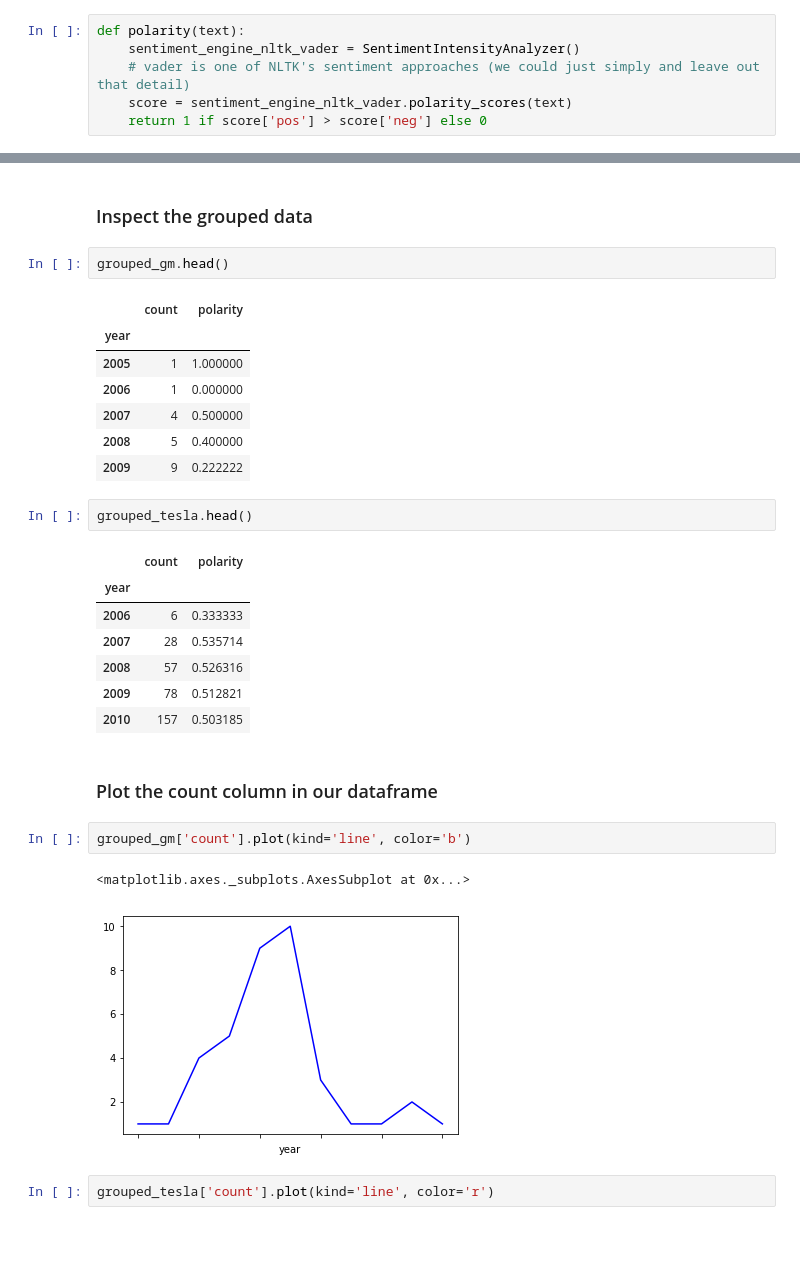
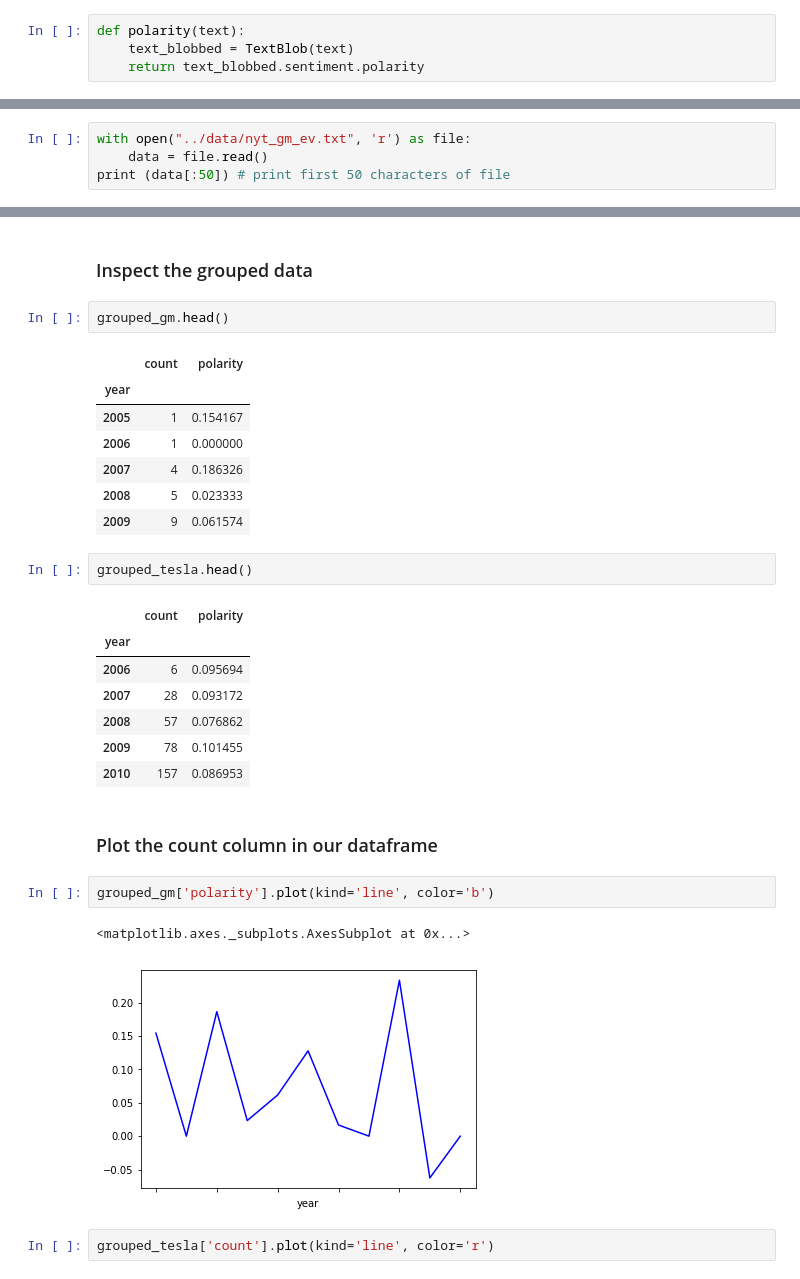
Before and after one commit to jtkiley/curation_workshop, a Jupyter notebook: scripts/NYT_API_Example_GM_Tesla.ipynb, the cells around one changed output, grey strips where cells are left out. Drawn from its saved outputs; the diff is of its cells as text; blank space fills up the shorter version.

```diff
--- a/scripts/NYT_API_Example_GM_Tesla.ipynb
+++ b/scripts/NYT_API_Example_GM_Tesla.ipynb
@@ -118,12 +108,10 @@ def gen_df(data):
             # add those docs to the dataframe
             all_docs = pandas.concat([all_docs, df_temp], ignore_index=True)
     return(all_docs)
-# %%
-def polarity(text):
-    sentiment_engine_nltk_vader = SentimentIntensityAnalyzer()
-    # vader is one of NLTK's sentiment approaches (we could just simply and leave out that detail)
-    score = sentiment_engine_nltk_vader.polarity_scores(text)
-    return 1 if score['pos'] > score['neg'] else 0
+# %%
+def polarity(text):
+    text_blobbed = TextBlob(text)
+    return text_blobbed.sentiment.polarity
 # %%
 def clean_data(df):
     df['year'] = df['pub_date'].str[:4]
@@ -174,0 +165,4 @@ collecting page 73
+# %%
+with open("../data/nyt_gm_ev.txt", 'r') as file:
+    data = file.read()
+print (data[:50]) # print first 50 characters of file
@@ -197,28 +221,28 @@ grouped_gm.head()
 # %% [output]
 |  | count | polarity |
 | year |  |  |
-| 2005 | 1 | 1.000000 |
+| 2005 | 1 | 0.154167 |
 | 2006 | 1 | 0.000000 |
-| 2007 | 4 | 0.500000 |
-| 2008 | 5 | 0.400000 |
-| 2009 | 9 | 0.222222 |
+| 2007 | 4 | 0.186326 |
+| 2008 | 5 | 0.023333 |
+| 2009 | 9 | 0.061574 |
 # %%
 grouped_tesla.head()
 # %% [output]
 |  | count | polarity |
 | year |  |  |
-| 2006 | 6 | 0.333333 |
-| 2007 | 28 | 0.535714 |
-| 2008 | 57 | 0.526316 |
-| 2009 | 78 | 0.512821 |
-| 2010 | 157 | 0.503185 |
+| 2006 | 6 | 0.095694 |
+| 2007 | 28 | 0.093172 |
+| 2008 | 57 | 0.076862 |
+| 2009 | 78 | 0.101455 |
+| 2010 | 157 | 0.086953 |
 # %% [markdown]
 ### Plot the count column in our dataframe
 # %%
-grouped_gm['count'].plot(kind='line', color='b')
+grouped_gm['polarity'].plot(kind='line', color='b')
 # %% [output]
 <matplotlib.axes._subplots.AxesSubplot at 0x...>
-[figure, old version]
+[figure, new version]
 # %%
 grouped_tesla['count'].plot(kind='line', color='r')
 # %% [output]
```
Also changed, not shown: parts of 39 cells of this notebook, 1 other file.
